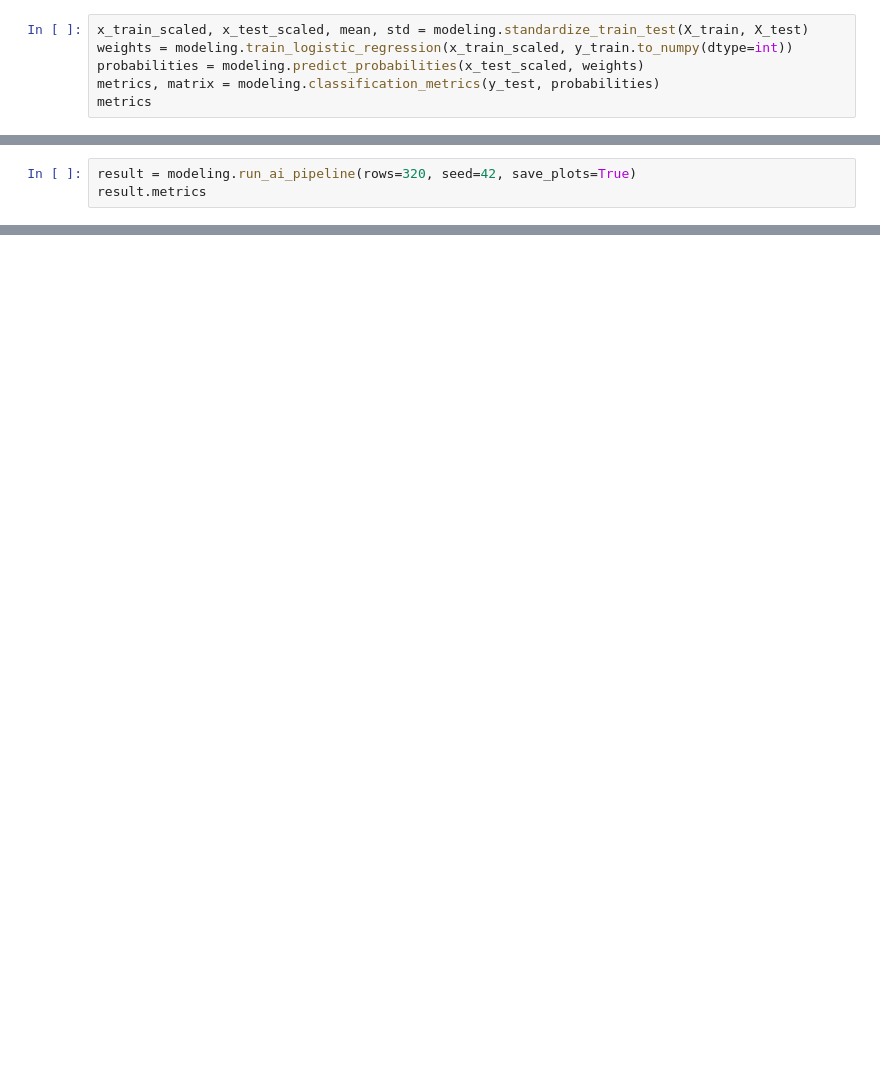
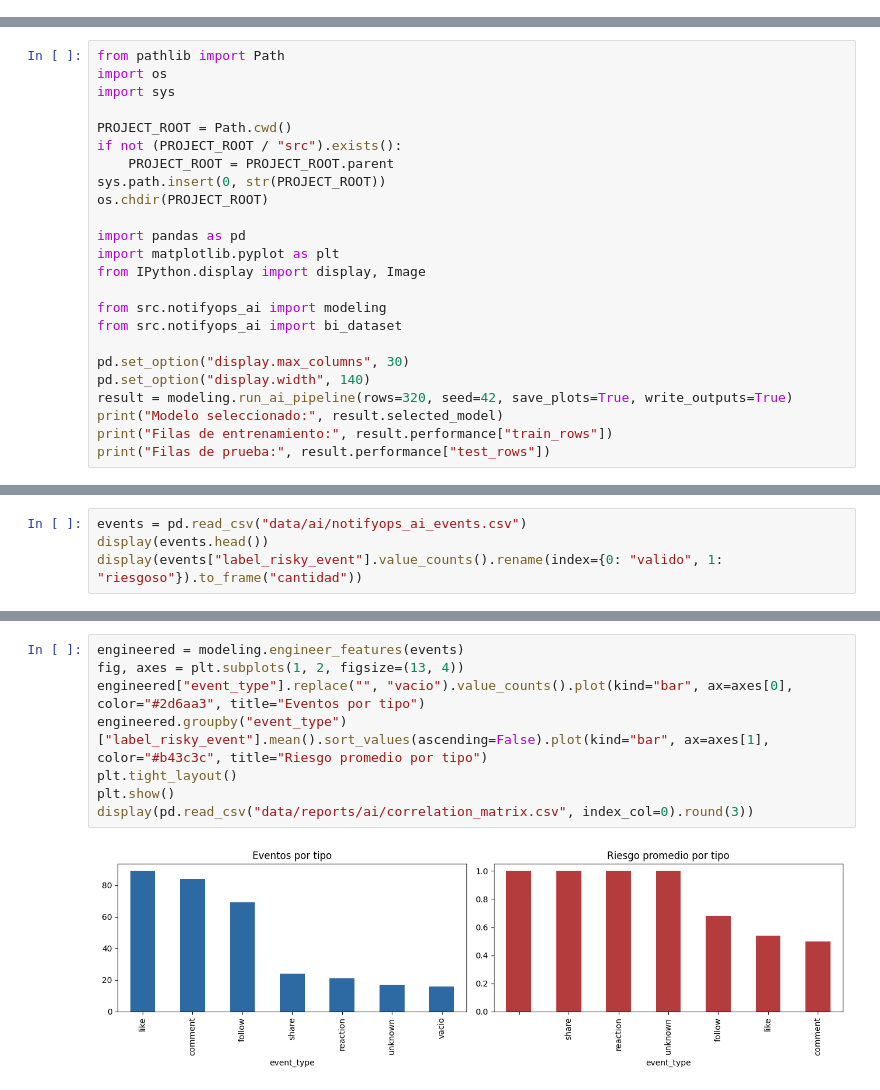
Before and after one commit to vicentehueichapan/ProyecGEIA, a Jupyter notebook: notebooks/modelo_validacion_eventos_notifyops.ipynb, the cells around one changed output, grey strips where cells are left out. Saved outputs shown, nothing was run; the diff lists cells and outputs as text; blank space fills up the shorter version.

```diff
--- a/notebooks/modelo_validacion_eventos_notifyops.ipynb
+++ b/notebooks/modelo_validacion_eventos_notifyops.ipynb
@@ -77,6 +0,0 @@ La diferencia es que aqui no clasificamos texto, sino eventos sociales usando va
-# %%
-x_train_scaled, x_test_scaled, mean, std = modeling.standardize_train_test(X_train, X_test)
-weights = modeling.train_logistic_regression(x_train_scaled, y_train.to_numpy(dtype=int))
-probabilities = modeling.predict_probabilities(x_test_scaled, weights)
-metrics, matrix = modeling.classification_metrics(y_test, probabilities)
-metrics
@@ -113,3 +0,0 @@ Este comando genera dataset, metricas, graficos, predicciones nuevas, modelo gua
-# %%
-result = modeling.run_ai_pipeline(rows=320, seed=42, save_plots=True)
-result.metrics
@@ -125,0 +9,24 @@ Este notebook demuestra que NotifyOps puede incorporar una capa de IA como filtr
+# %%
+from pathlib import Path
+import os
+import sys
+
+PROJECT_ROOT = Path.cwd()
+if not (PROJECT_ROOT / "src").exists():
+    PROJECT_ROOT = PROJECT_ROOT.parent
+sys.path.insert(0, str(PROJECT_ROOT))
+os.chdir(PROJECT_ROOT)
+
+import pandas as pd
+import matplotlib.pyplot as plt
+from IPython.display import display, Image
+
+from src.notifyops_ai import modeling
+from src.notifyops_ai import bi_dataset
+
+pd.set_option("display.max_columns", 30)
+pd.set_option("display.width", 140)
+result = modeling.run_ai_pipeline(rows=320, seed=42, save_plots=True, write_outputs=True)
+print("Modelo seleccionado:", result.selected_model)
+print("Filas de entrenamiento:", result.performance["train_rows"])
+print("Filas de prueba:", result.performance["test_rows"])
@@ -125,0 +41,4 @@ Este notebook demuestra que NotifyOps puede incorporar una capa de IA como filtr
+# %%
+events = pd.read_csv("data/ai/notifyops_ai_events.csv")
+display(events.head())
+display(events["label_risky_event"].value_counts().rename(index={0: "valido", 1: "riesgoso"}).to_frame("cantidad"))
@@ -125,0 +87,10 @@ Este notebook demuestra que NotifyOps puede incorporar una capa de IA como filtr
+# %%
+engineered = modeling.engineer_features(events)
+fig, axes = plt.subplots(1, 2, figsize=(13, 4))
+engineered["event_type"].replace("", "vacio").value_counts().plot(kind="bar", ax=axes[0], color="#2d6aa3", title="Eventos por tipo")
+engineered.groupby("event_type")["label_risky_event"].mean().sort_values(ascending=False).plot(kind="bar", ax=axes[1], color="#b43c3c", title="Riesgo promedio por tipo")
+plt.tight_layout()
+plt.show()
+display(pd.read_csv("data/reports/ai/correlation_matrix.csv", index_col=0).round(3))
+# %% [output]
+[figure, added]
```
Also changed, not shown: parts of 42 cells of this notebook, 53 other files.
